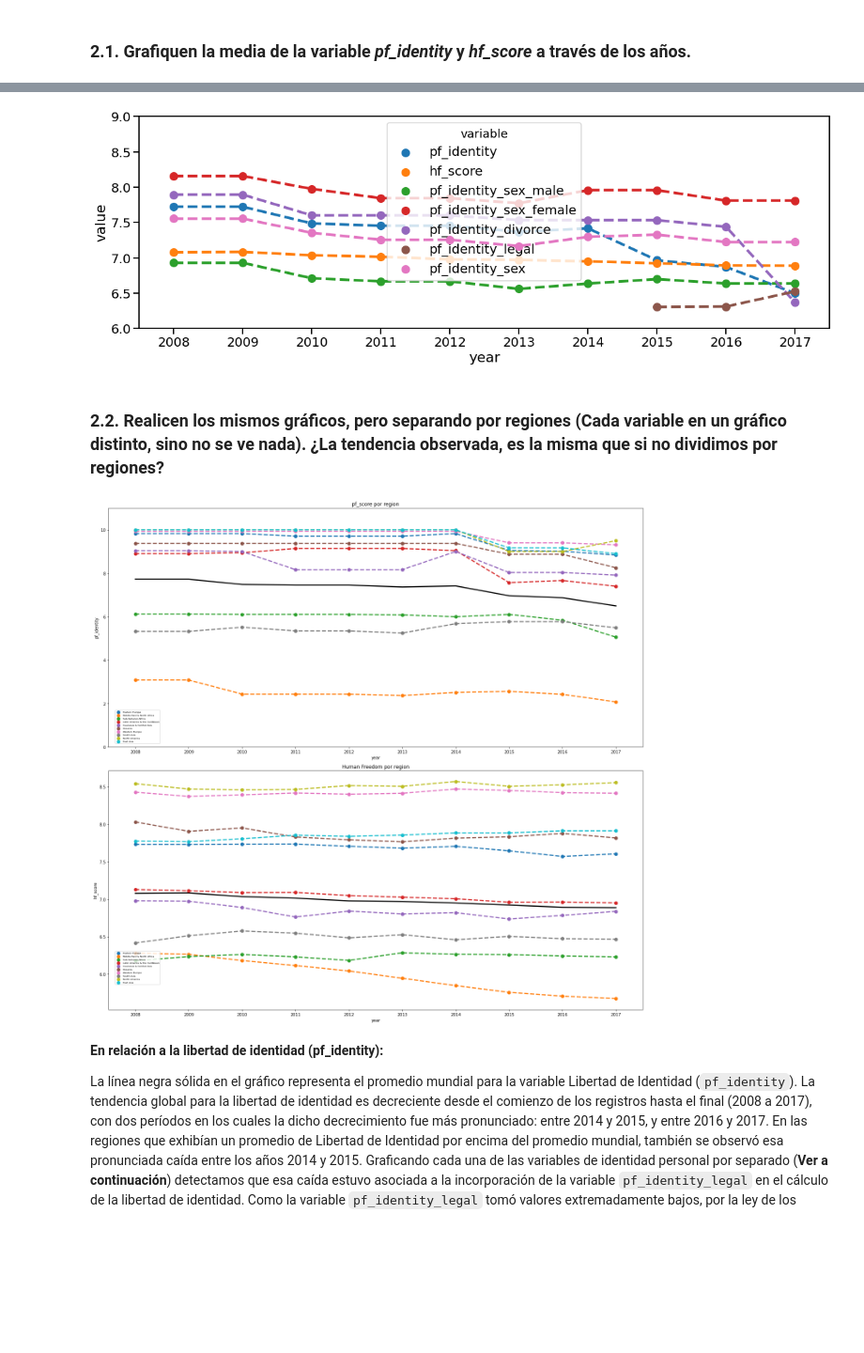
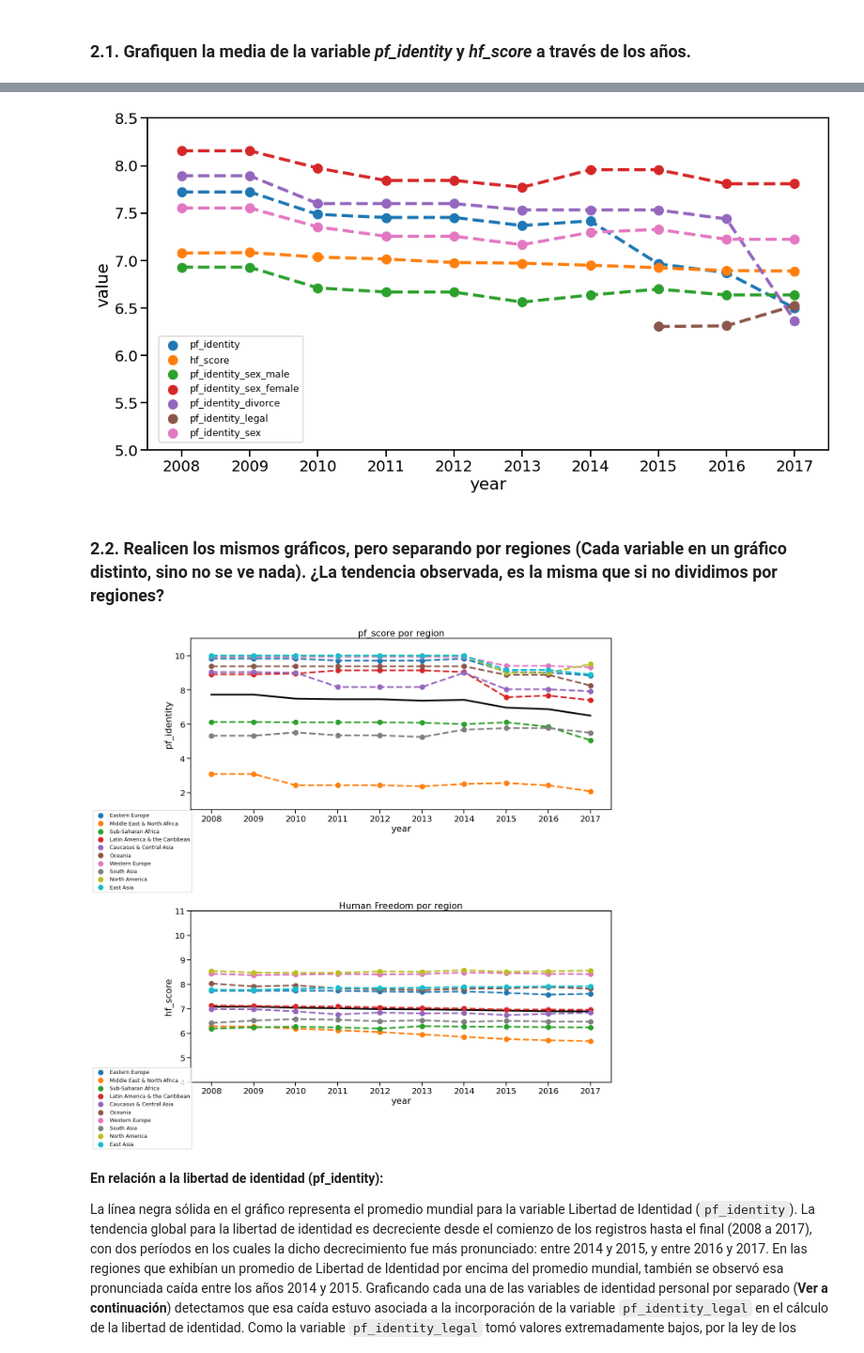
Before and after one commit to ser0090/dipdata, a Jupyter notebook: analisisvis/notebooks/practico.ipynb, the cells around one changed output, grey strips where cells are left out. Shown at 94% size. Drawn from its saved outputs; the diff is of its cells as text; code cells hidden in the pictures; blank space fills up the shorter version.

```diff
--- a/analisisvis/notebooks/practico.ipynb
+++ b/analisisvis/notebooks/practico.ipynb
@@ -579,22 +637,23 @@ plt.show()
 # %%
-fig = plt.figure(figsize=(19,6))
+fig = plt.figure(figsize=(16, 8))
 data = dataset[[ 'year','ISO_code', 'pf_identity', 'hf_score','pf_identity_sex_male', 'pf_identity_sex_female', 'pf_identity_divorce','pf_identity_legal', 'pf_identity_sex']]
 
 sp1 = plt.subplot('111')
 seaborn.pointplot(
     x='year', y='value',
-    data=pd.melt(data, ['year'],['pf_identity', 'hf_score','pf_identity_sex_male', 'pf_identity_sex_female', 'pf_identity_divorce','pf_identity_legal', 'pf_identity_sex']),
+    data=pd.melt(data, ['year'], ['pf_identity', 'hf_score','pf_identity_sex_male', 'pf_identity_sex_female', 'pf_identity_divorce','pf_identity_legal', 'pf_identity_sex']),
     hue='variable', ci=None, estimator=np.mean,
     markers='o', linestyles='--', ax=sp1
 )
-sp1.set_ylim(6,9)
+sp1.legend(loc='lower left',bbox_to_anchor=(0.01, 0.01),fontsize='xx-small')
+sp1.set_ylim(5, 8.5)
 plt.show()
 # %% [output]
-[figure, old version]
+[figure, new version]
 # %% [markdown]
 ### 2.2. Realicen los mismos gráficos, pero separando por regiones (Cada variable en un gráfico distinto, sino no se ve nada). ¿La tendencia observada, es la misma que si no dividimos por regiones?
 # %%
-fig = plt.figure(figsize=(19,18))
+fig = plt.figure(figsize=(18,18))
 
 data = dataset[['region', 'year', 'pf_identity', 'hf_score']]
 
@@ -610,8 +669,8 @@ seaborn.pointplot(data=data, x='year', y='pf_identity',
                   markers='', linestyles='-', color='black'
                   )
 
-sp1.set_ylim(0, 11)
-sp1.legend(loc='lower left',bbox_to_anchor=(0.01, 0.01),fontsize='xx-small')
+sp1.set_ylim(1, 11)
+sp1.legend(loc='best',bbox_to_anchor=(0.01, 0.01),fontsize='xx-small')
 
 sp2 = plt.subplot('212')
 sp2.set_title("Human Freedom por region")
@@ -625,12 +684,12 @@ seaborn.pointplot(data=data, x='year', y='hf_score',
                   markers='', linestyles='-', color='black'
                   )
 
-#sp2.set_ylim(0, 11)
-sp2.legend(loc='lower left',bbox_to_anchor=(0.01, 0.1),fontsize='xx-small')
+sp2.set_ylim(4, 11)
+sp2.legend(loc='best',bbox_to_anchor=(0.01, 0.1),fontsize='xx-small')
 
 fig.tight_layout()
 # %% [output]
-[figure, old version]
+[figure, new version]
 # %% [markdown]
 **En relación a la libertad de identidad (pf_identity):**
 
```
Also changed, not shown: parts of 24 cells of this notebook.
